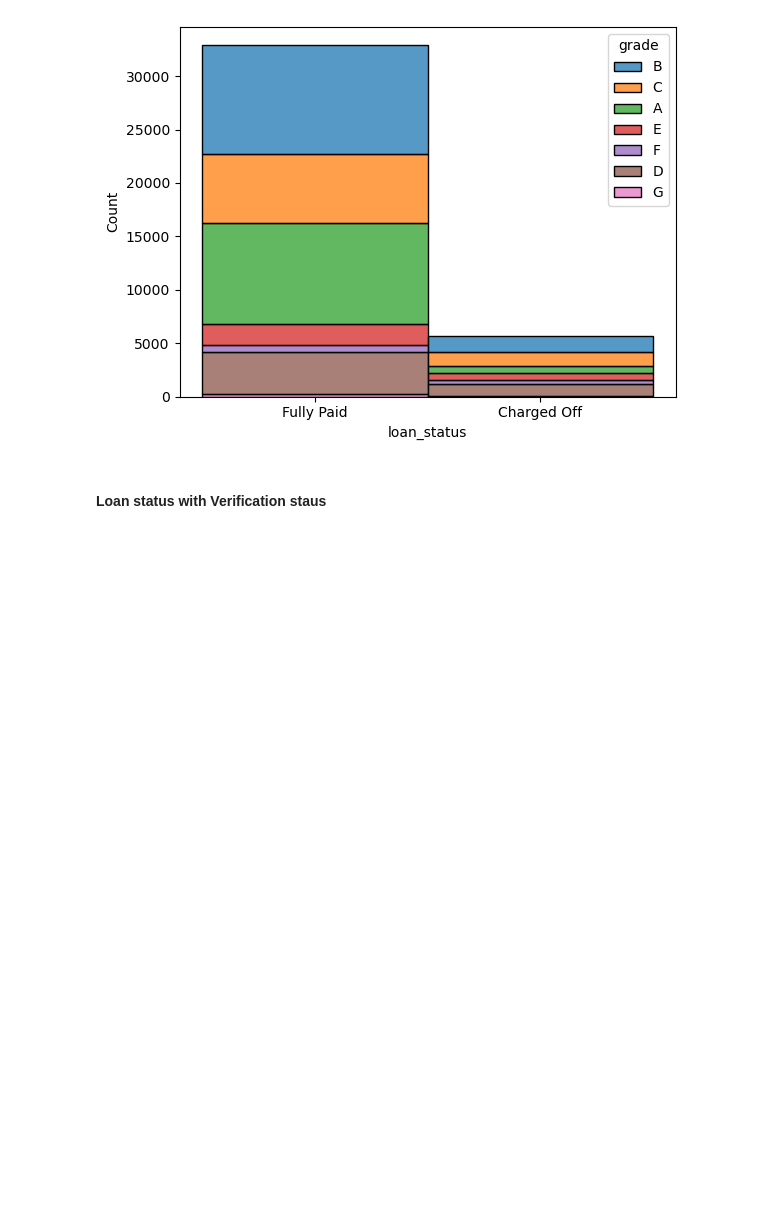
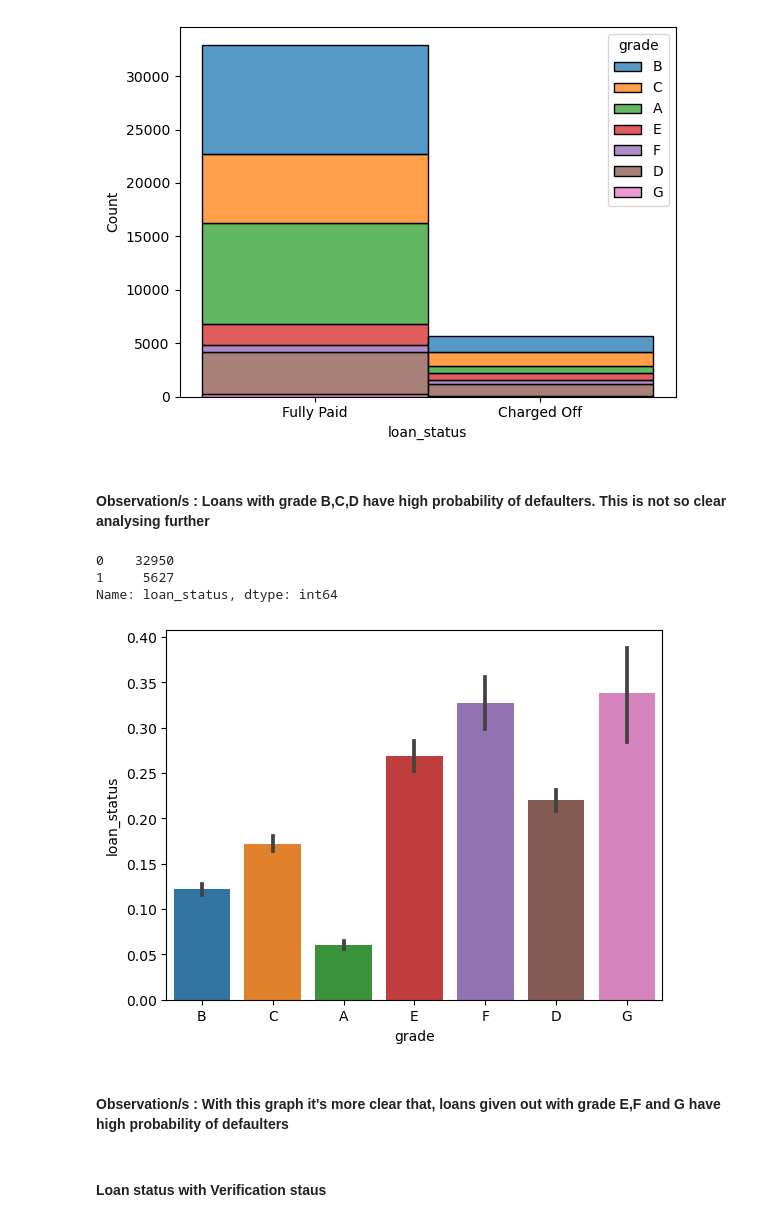
Before and after one commit to Mahalakshmi-Totad/lending_club_case_study, a Jupyter notebook: Solution.ipynb, the cells around one changed output. Drawn from its saved outputs; the diff is of its cells as text; code cells hidden in the pictures; blank space fills up the shorter version.

```diff
--- a/Solution.ipynb
+++ b/Solution.ipynb
@@ -420,0 +490,2 @@ plt.show()
+# %% [markdown]
+#### Observation/s : Loans with grade B,C,D have high probability of defaulters. This is not so clear analysing further
@@ -421,3 +494,20 @@ plt.show()
+# %%
+data1 = data[data['loan_status']!='Current']
+data1['loan_status'] = data1['loan_status'].apply(lambda x : 0 if x=='Fully Paid' else 1)
+data1['loan_status'] = data1['loan_status'].apply(lambda x:pd.to_numeric(x))
+# %%
+data1['loan_status'].value_counts()
+# %% [output]
+0    32950
+1     5627
+Name: loan_status, dtype: int64
+# %%
+sns.barplot( y=data1['loan_status'], x=data1['grade'], data=data1)
+plt.show()
+# %% [output]
+[figure, added]
+# %% [markdown]
+#### Observation/s : With this graph it's more clear that, loans given out with grade E,F and G have high probability of defaulters
 # %% [markdown]
 #### Loan status with Verification staus
 # %%
```
Also changed, not shown: parts of 68 cells of this notebook.
